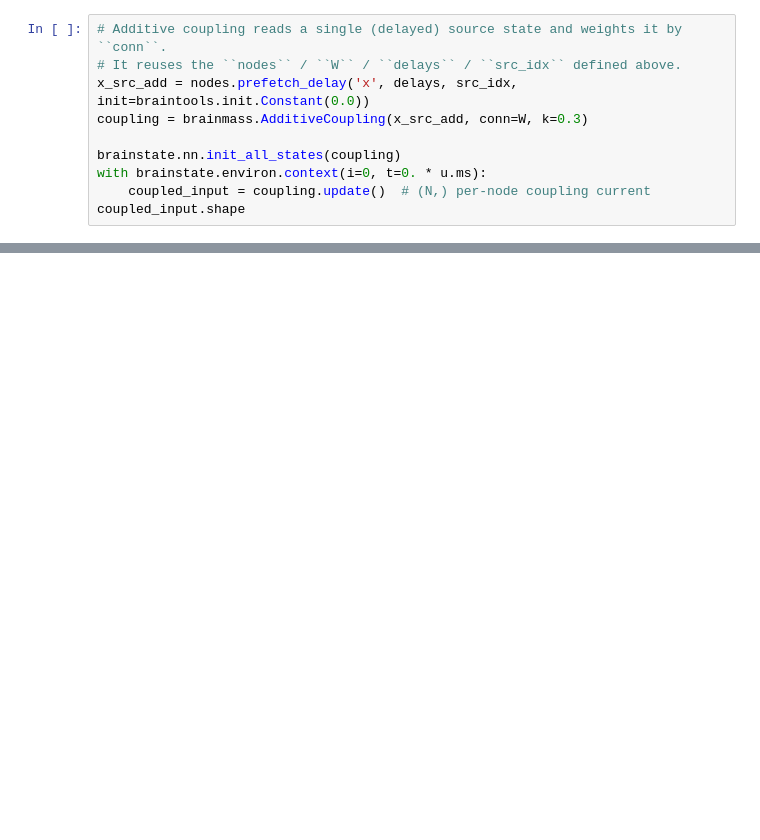
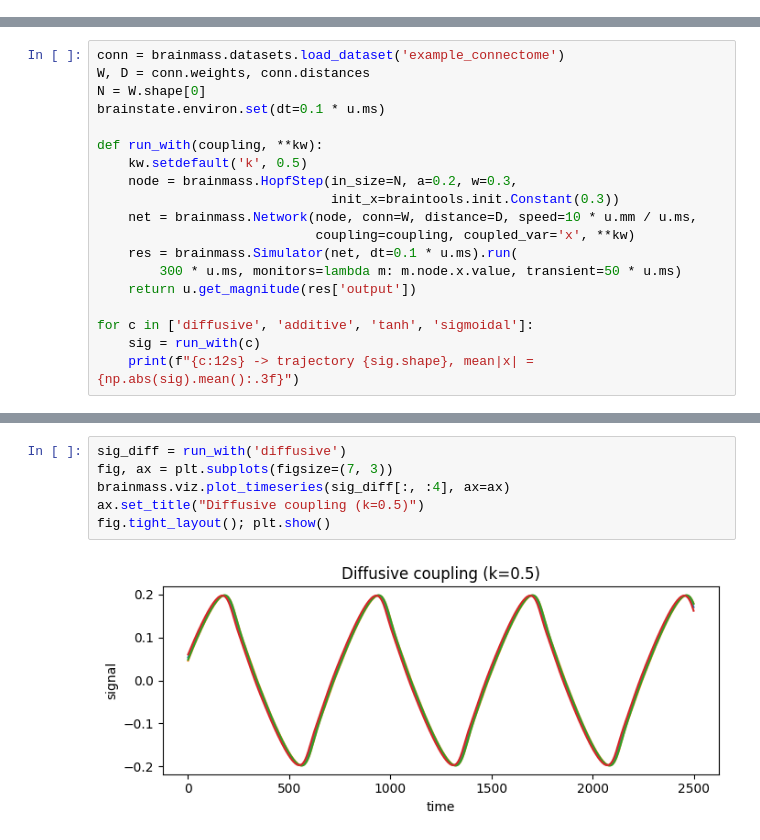
Before and after one commit to chaobrain/brainmass, a Jupyter notebook: docs/howto/custom_coupling.ipynb, the cells around one changed output, grey strips where cells are left out. Saved outputs shown, nothing was run; the diff lists cells and outputs as text; blank space fills up the shorter version.

```diff
--- a/docs/howto/custom_coupling.ipynb
+++ b/docs/howto/custom_coupling.ipynb
@@ -79,10 +0,0 @@ $$
-# %%
-# Additive coupling reads a single (delayed) source state and weights it by ``conn``.
-# It reuses the ``nodes`` / ``W`` / ``delays`` / ``src_idx`` defined above.
-x_src_add = nodes.prefetch_delay('x', delays, src_idx, init=braintools.init.Constant(0.0))
-coupling = brainmass.AdditiveCoupling(x_src_add, conn=W, k=0.3)
-
-brainstate.nn.init_all_states(coupling)
-with brainstate.environ.context(i=0, t=0. * u.ms):
-    coupled_input = coupling.update()  # (N,) per-node coupling current
-coupled_input.shape
@@ -362,0 +66,19 @@ nonzero before: 90  after threshold: 90
+# %%
+conn = brainmass.datasets.load_dataset('example_connectome')
+W, D = conn.weights, conn.distances
+N = W.shape[0]
+brainstate.environ.set(dt=0.1 * u.ms)
+
+def run_with(coupling, **kw):
+    kw.setdefault('k', 0.5)
+    node = brainmass.HopfStep(in_size=N, a=0.2, w=0.3,
+                              init_x=braintools.init.Constant(0.3))
+    net = brainmass.Network(node, conn=W, distance=D, speed=10 * u.mm / u.ms,
+                            coupling=coupling, coupled_var='x', **kw)
+    res = brainmass.Simulator(net, dt=0.1 * u.ms).run(
+        300 * u.ms, monitors=lambda m: m.node.x.value, transient=50 * u.ms)
+    return u.get_magnitude(res['output'])
+
+for c in ['diffusive', 'additive', 'tanh', 'sigmoidal']:
+    sig = run_with(c)
+    print(f"{c:12s} -> trajectory {sig.shape}, mean|x| = {np.abs(sig).mean():.3f}")
@@ -362,0 +98,8 @@ nonzero before: 90  after threshold: 90
+# %%
+sig_diff = run_with('diffusive')
+fig, ax = plt.subplots(figsize=(7, 3))
+brainmass.viz.plot_timeseries(sig_diff[:, :4], ax=ax)
+ax.set_title("Diffusive coupling (k=0.5)")
+fig.tight_layout(); plt.show()
+# %% [output]
+[figure, added]
```
Also changed, not shown: parts of 43 cells of this notebook, 7 other files.
